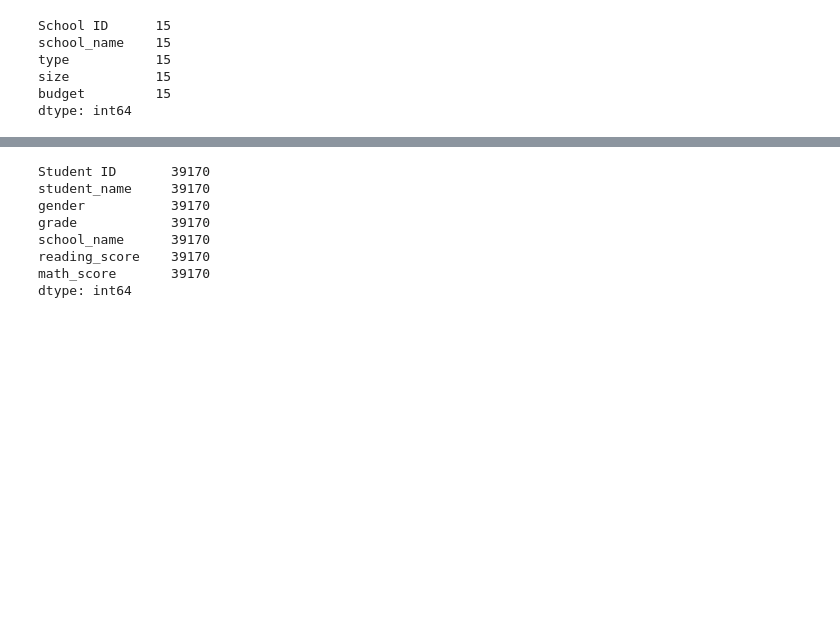
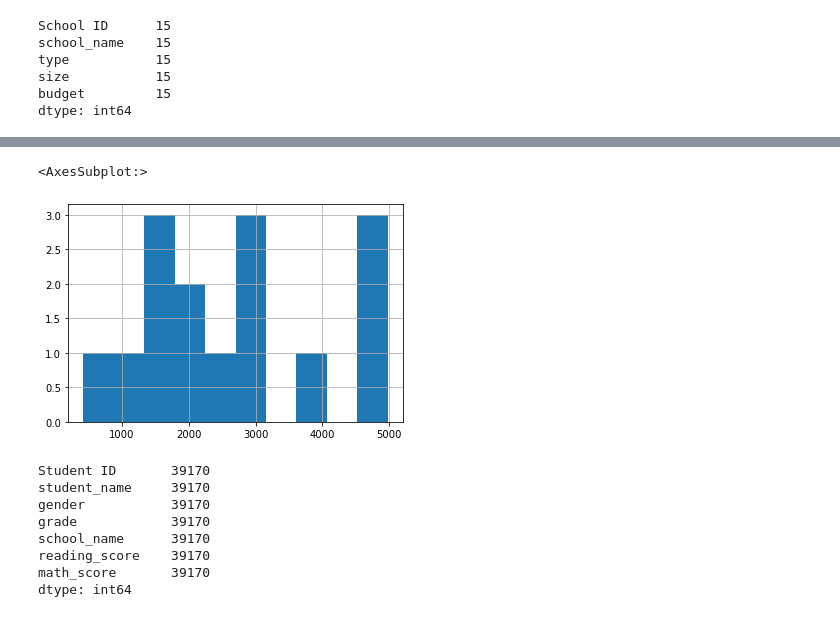
Before and after one commit to DennisPSmith5676/School_District_Analysis, a Jupyter notebook: PyCitySchools.ipynb, the cells around one changed output, grey strips where cells are left out. Drawn from its saved outputs; the diff is of its cells as text; code cells hidden in the pictures; blank space fills up the shorter version.

```diff
--- a/PyCitySchools.ipynb
+++ b/PyCitySchools.ipynb
@@ -56,3 +90,8 @@ dtype: int64
+# %%
+school_data_df["size"].hist()
+# %% [output]
+<AxesSubplot:>
+[figure, added]
 # %%
 # Determine if there are any missing values in the student data.
 student_data_df.count()
```
Also changed, not shown: parts of 42 cells of this notebook.
